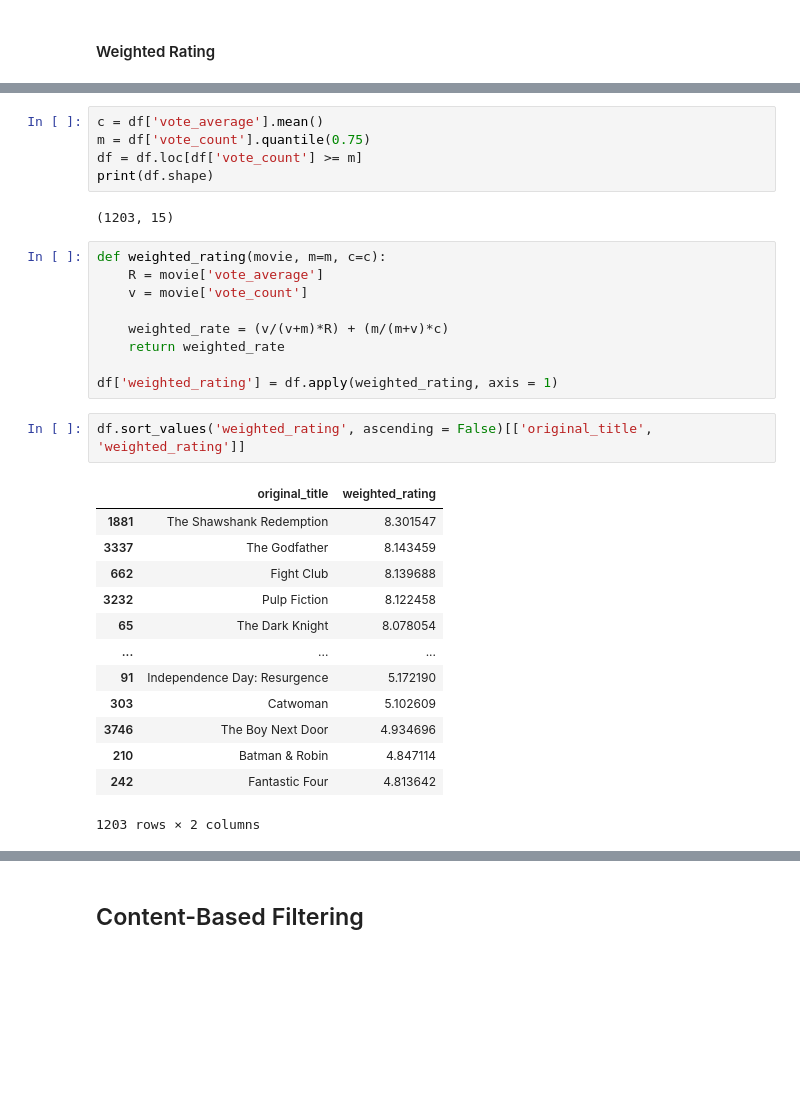
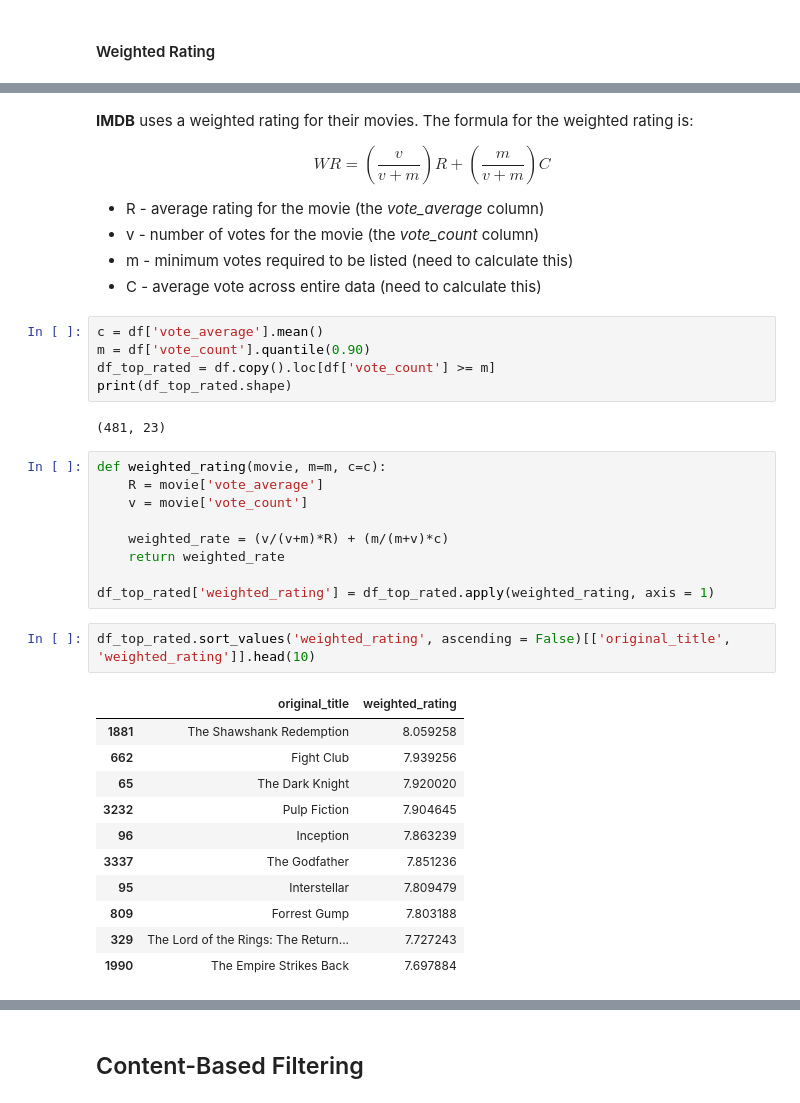
Before and after one commit to zhikaichen99/RecommenderSystems, a Jupyter notebook: Content-Based-Filtering.ipynb, the cells around one changed output, grey strips where cells are left out. Drawn from its saved outputs; the diff is of its cells as text; blank space fills up the shorter version.

```diff
--- a/Content-Based-Filtering.ipynb
+++ b/Content-Based-Filtering.ipynb
@@ -147,10 +170,19 @@ $$WR = (\frac{v}{v + m})R + (\frac{m}{v + m})C$$
+# %% [markdown]
+**IMDB** uses a weighted rating for their movies. The formula for the weighted rating is:
+
+$$WR = (\frac{v}{v + m})R + (\frac{m}{v + m})C$$
+
+* R - average rating for the movie (the *vote_average* column)
+* v - number of votes for the movie (the *vote_count* column)
+* m - minimum votes required to be listed (need to calculate this)
+* C - average vote across entire data (need to calculate this)
 # %%
 c = df['vote_average'].mean()
-m = df['vote_count'].quantile(0.75)
-df = df.loc[df['vote_count'] >= m]
-print(df.shape)
+m = df['vote_count'].quantile(0.90)
+df_top_rated = df.copy().loc[df['vote_count'] >= m]
+print(df_top_rated.shape)
 # %% [output]
-(1203, 15)
+(481, 23)
 # %%
 def weighted_rating(movie, m=m, c=c):
     R = movie['vote_average']
@@ -159,22 +191,20 @@ def weighted_rating(movie, m=m, c=c):
     weighted_rate = (v/(v+m)*R) + (m/(m+v)*c)
     return weighted_rate
 
-df['weighted_rating'] = df.apply(weighted_rating, axis = 1)
+df_top_rated['weighted_rating'] = df_top_rated.apply(weighted_rating, axis = 1)
 # %%
-df.sort_values('weighted_rating', ascending = False)[['original_title', 'weighted_rating']]
+df_top_rated.sort_values('weighted_rating', ascending = False)[['original_title', 'weighted_rating']].head(10)
 # %% [output]
 |  | original_title | weighted_rating |
-| 1881 | The Shawshank Redemption | 8.301547 |
-| 3337 | The Godfather | 8.143459 |
-| 662 | Fight Club | 8.139688 |
-| 3232 | Pulp Fiction | 8.122458 |
-| 65 | The Dark Knight | 8.078054 |
-| ... | ... | ... |
-| 91 | Independence Day: Resurgence | 5.172190 |
-| 303 | Catwoman | 5.102609 |
-| 3746 | The Boy Next Door | 4.934696 |
-| 210 | Batman & Robin | 4.847114 |
-| 242 | Fantastic Four | 4.813642 |
+| 1881 | The Shawshank Redemption | 8.059258 |
+| 662 | Fight Club | 7.939256 |
+| 65 | The Dark Knight | 7.920020 |
+| 3232 | Pulp Fiction | 7.904645 |
+| 96 | Inception | 7.863239 |
+| 3337 | The Godfather | 7.851236 |
+| 95 | Interstellar | 7.809479 |
+| 809 | Forrest Gump | 7.803188 |
+| 329 | The Lord of the Rings: The Return... | 7.727243 |
+| 1990 | The Empire Strikes Back | 7.697884 |
-1203 rows × 2 columns
 # %% [markdown]
 This is a really simple recommender system. It is recommending based on what are the best movies.
```
Also changed, not shown: parts of 28 cells of this notebook.
